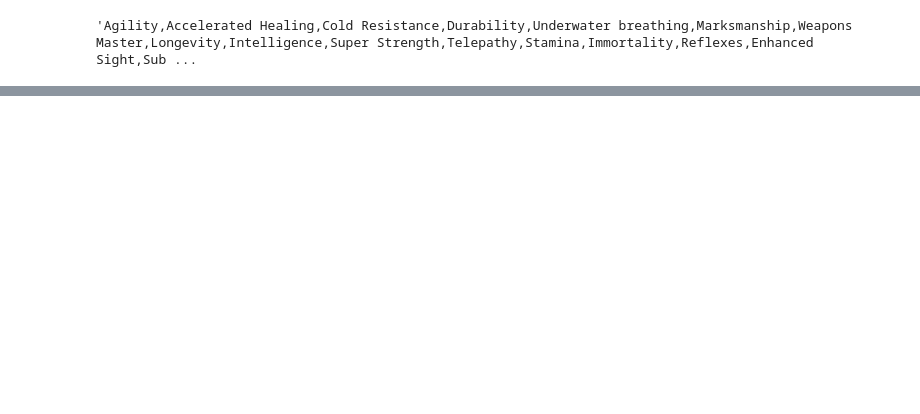
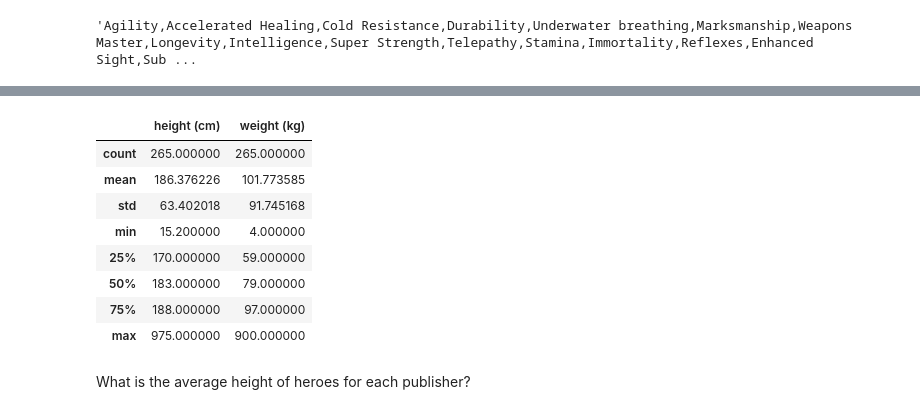
Before and after one commit to RemnantArgon001/Applying-Advanced-Transformations--Core-, a Jupyter notebook: Applying Advanced Transformations (Core).ipynb, the cells around one changed output, grey strips where cells are left out. Cells and saved outputs as stored; diff of their text form; code cells hidden in the pictures; blank space fills up the shorter version.

```diff
--- a/Applying Advanced Transformations (Core).ipynb
+++ b/Applying Advanced Transformations (Core).ipynb
@@ -297,0 +286,14 @@ Right.head()
+# %%
+merged[~speed_filter].describe()
+# %% [output]
+|  | height (cm) | weight (kg) |
+| count | 265.000000 | 265.000000 |
+| mean | 186.376226 | 101.773585 |
+| std | 63.402018 | 91.745168 |
+| min | 15.200000 | 4.000000 |
+| 25% | 170.000000 | 59.000000 |
+| 50% | 183.000000 | 79.000000 |
+| 75% | 188.000000 | 97.000000 |
+| max | 975.000000 | 900.000000 |
+# %% [markdown]
+What is the average height of heroes for each publisher?
```
Also changed, not shown: parts of 15 cells of this notebook.
